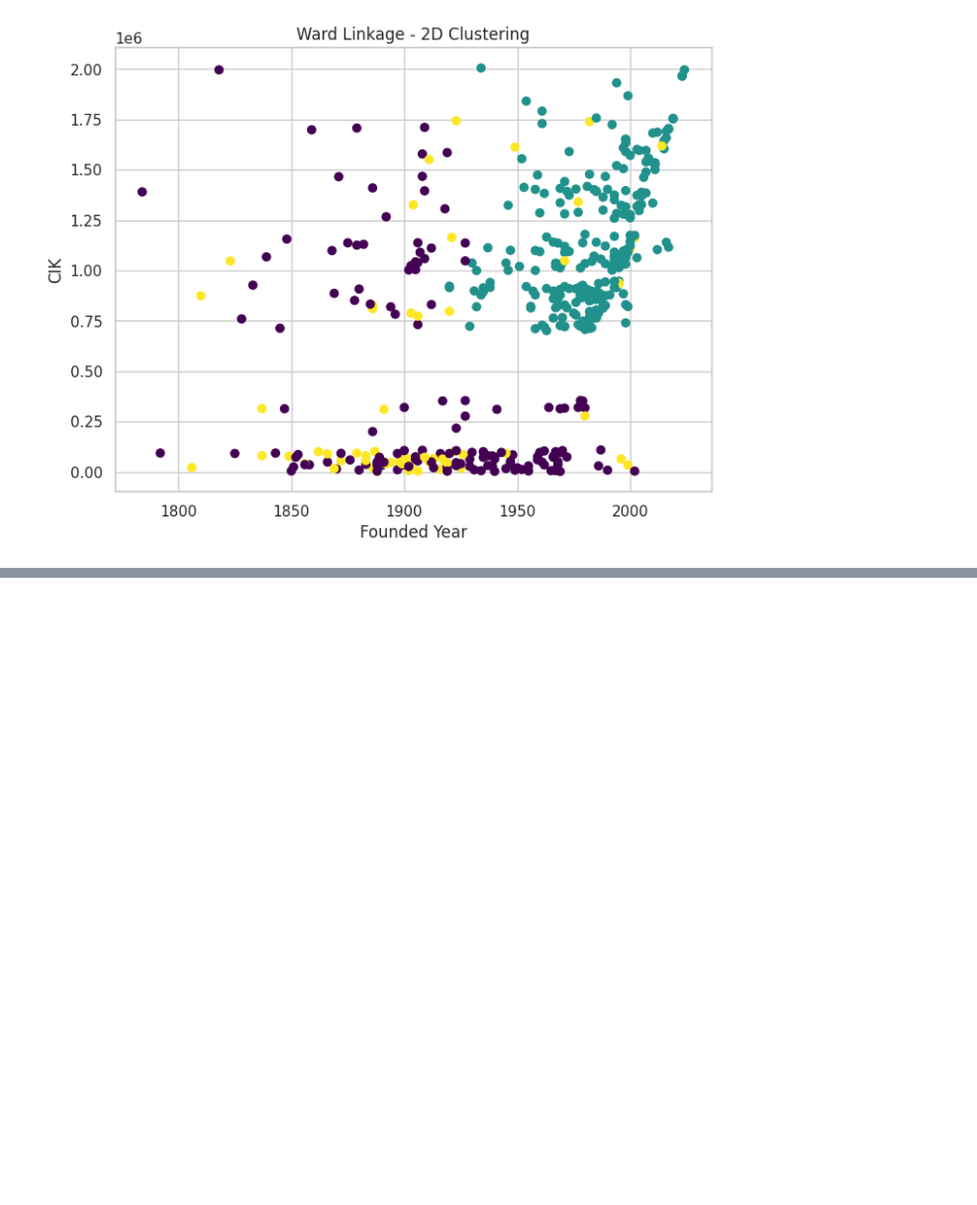
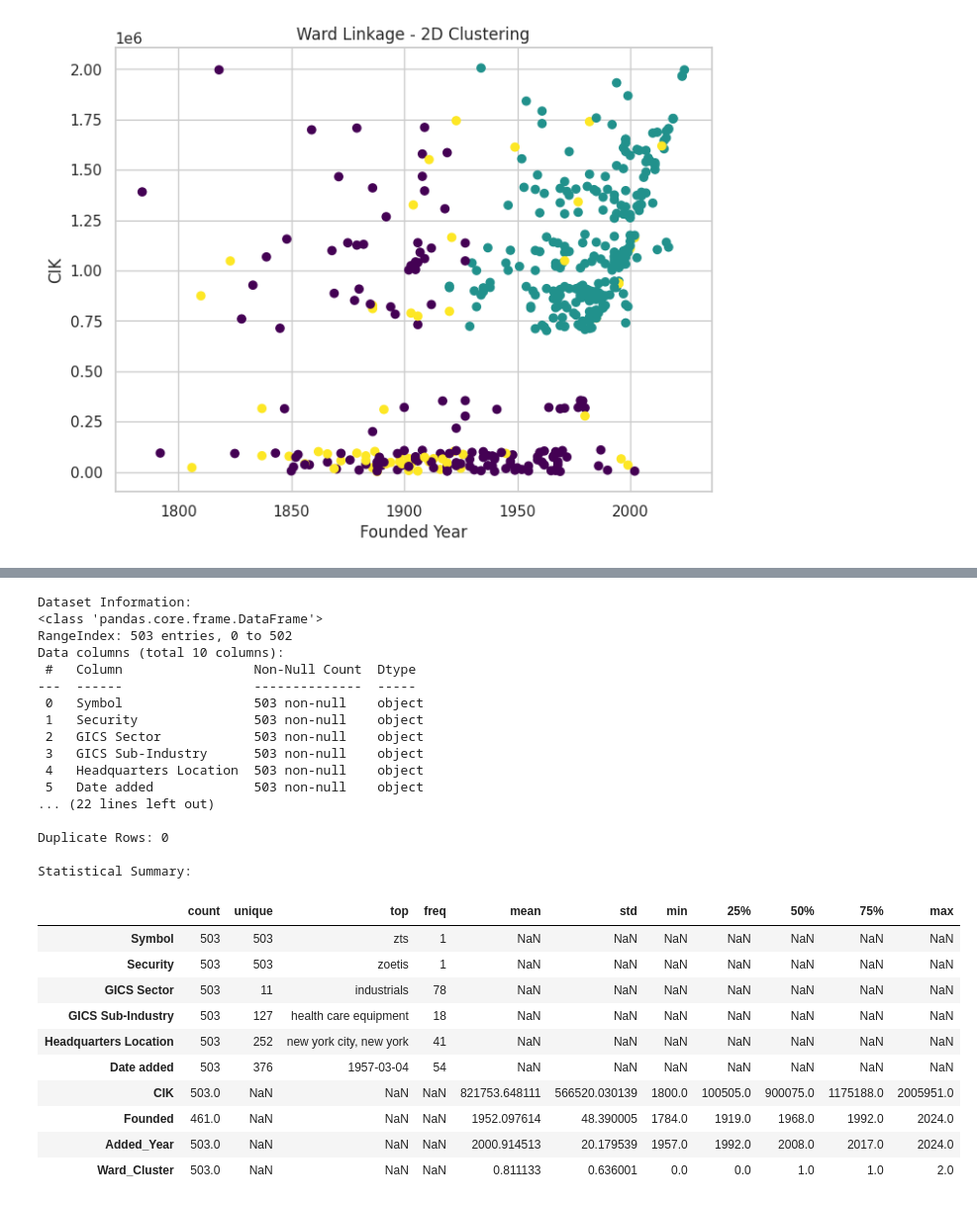
Before and after one commit to nimmakayalaakshaya/akshaya_nimmakayala, a Jupyter notebook: phase1.ipynb, the cells around one changed output, grey strips where cells are left out. Shown at 99% size. Cells and saved outputs as stored; diff of their text form; code cells hidden in the pictures; blank space fills up the shorter version.

```diff
--- a/phase1.ipynb
+++ b/phase1.ipynb
@@ -924,0 +950,43 @@ Text(0.5, 1.0, 'Ward Linkage - 2D Clustering')
+# %%
+print("Dataset Information:")
+df.info()
+
+print("\nColumn Names:")
+print(df.columns.tolist())
+
+print("\nMissing Values:")
+print(df.isnull().sum())
+
+print("\nDuplicate Rows:", df.duplicated().sum())
+
+print("\nStatistical Summary:")
+display(df.describe(include="all").T)
+# %% [output]
+Dataset Information:
+<class 'pandas.core.frame.DataFrame'>
+RangeIndex: 503 entries, 0 to 502
+Data columns (total 10 columns):
+ #   Column                 Non-Null Count  Dtype
+---  ------                 --------------  -----
+ 0   Symbol                 503 non-null    object
+ 1   Security               503 non-null    object
+ 2   GICS Sector            503 non-null    object
+ 3   GICS Sub-Industry      503 non-null    object
+ 4   Headquarters Location  503 non-null    object
+ 5   Date added             503 non-null    object
+... (22 lines left out)
+
+Duplicate Rows: 0
+
+Statistical Summary:
+|  | count | unique | top | freq | mean | std | min | 25% | 50% | 75% | max |
+| Symbol | 503 | 503 | zts | 1 | NaN | NaN | NaN | NaN | NaN | NaN | NaN |
+| Security | 503 | 503 | zoetis | 1 | NaN | NaN | NaN | NaN | NaN | NaN | NaN |
+| GICS Sector | 503 | 11 | industrials | 78 | NaN | NaN | NaN | NaN | NaN | NaN | NaN |
+| GICS Sub-Industry | 503 | 127 | health care equipment | 18 | NaN | NaN | NaN | NaN | NaN | NaN | NaN |
+| Headquarters Location | 503 | 252 | new york city, new york | 41 | NaN | NaN | NaN | NaN | NaN | NaN | NaN |
+| Date added | 503 | 376 | 1957-03-04 | 54 | NaN | NaN | NaN | NaN | NaN | NaN | NaN |
+| CIK | 503.0 | NaN | NaN | NaN | 821753.648111 | 566520.030139 | 1800.0 | 100505.0 | 900075.0 | 1175188.0 | 2005951.0 |
+| Founded | 461.0 | NaN | NaN | NaN | 1952.097614 | 48.390005 | 1784.0 | 1919.0 | 1968.0 | 1992.0 | 2024.0 |
+| Added_Year | 503.0 | NaN | NaN | NaN | 2000.914513 | 20.179539 | 1957.0 | 1992.0 | 2008.0 | 2017.0 | 2024.0 |
+| Ward_Cluster | 503.0 | NaN | NaN | NaN | 0.811133 | 0.636001 | 0.0 | 0.0 | 1.0 | 1.0 | 2.0 |
```
Also changed, not shown: parts of 10 cells of this notebook.
